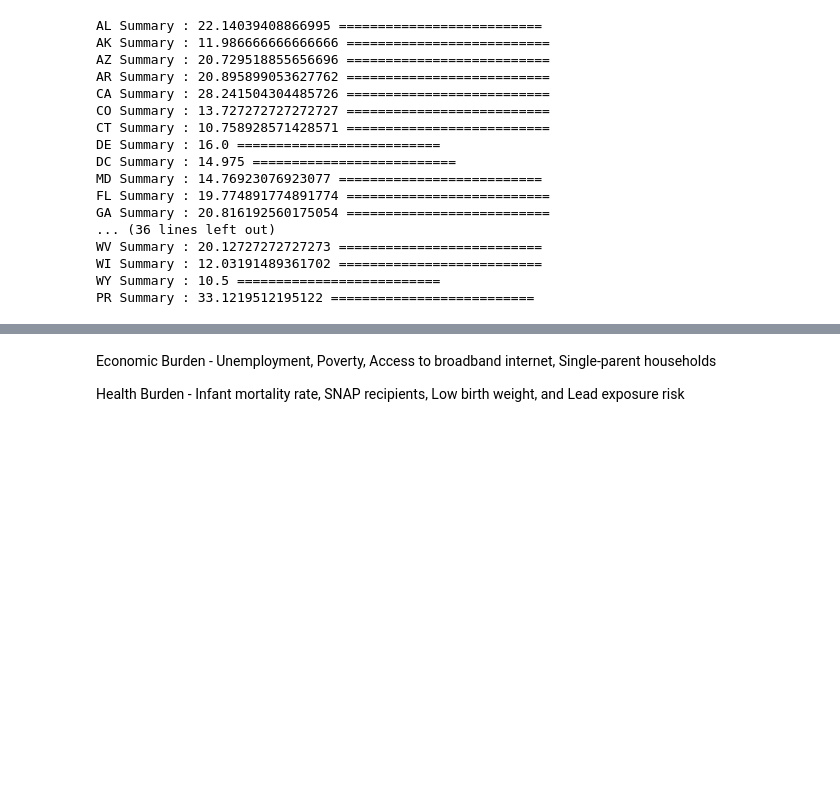
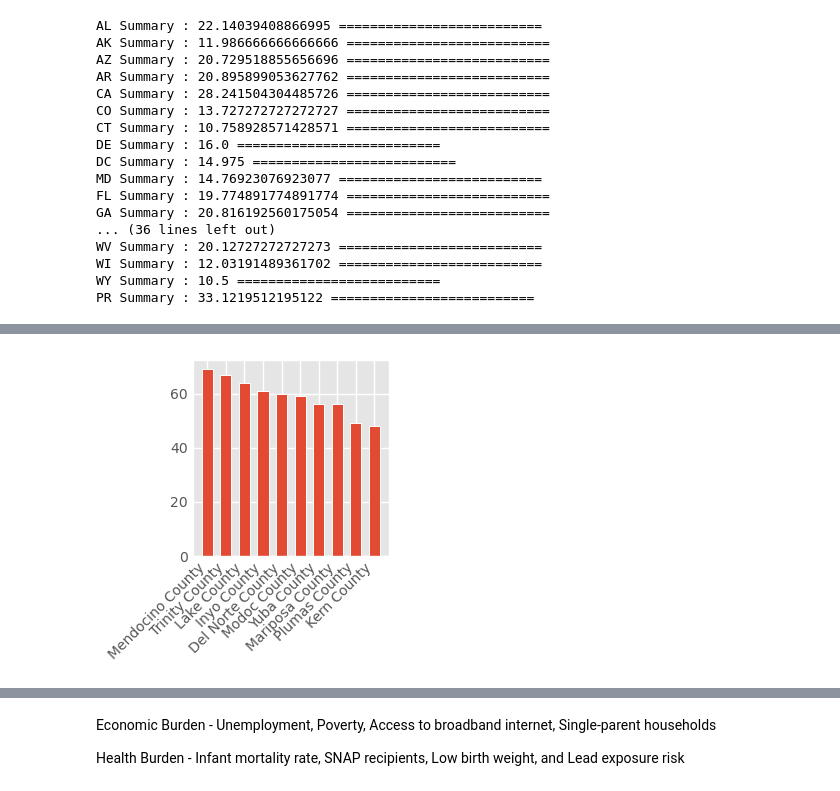
Before and after one commit to PerryWithAP/CDC-2026---Biokind-Team, a Jupyter notebook: Perry-Test.ipynb, the cells around one changed output, grey strips where cells are left out. Cells and saved outputs as stored; diff of their text form; code cells hidden in the pictures; blank space fills up the shorter version.

```diff
--- a/Perry-Test.ipynb
+++ b/Perry-Test.ipynb
@@ -185,0 +555,4 @@ DF_Means.T.sort_values(0)
+# %%
+DF_CA_agg_Crime = DF_CA_agg["Crime"]
+DF_CA_agg_Crime_Sorted = DF_CA_agg_Crime.sort_values(ascending=False)
+DF_CA_agg_Crime_Sorted
@@ -185,0 +577,15 @@ DF_Means.T.sort_values(0)
+# %%
+DF_CA_agg_Crime_top_10 = DF_CA_agg_Crime_Sorted[:10]
+
+plt.style.use('ggplot')
+
+fig, ax = plt.subplots()
+
+ax.bar(DF_CA_agg_Crime_top_10.index, DF_CA_agg_Crime_top_10, width=.6, edgecolor="white", linewidth=0.7)
+
+ax.set_xticks(DF_CA_agg_Crime_top_10.index)
+ax.set_xticklabels(DF_CA_agg_Crime_top_10.index, rotation=45, ha='right')
+
+plt.show()
+# %% [output]
+[figure, added]
```
Also changed, not shown: parts of 24 cells of this notebook, 1 other file.
